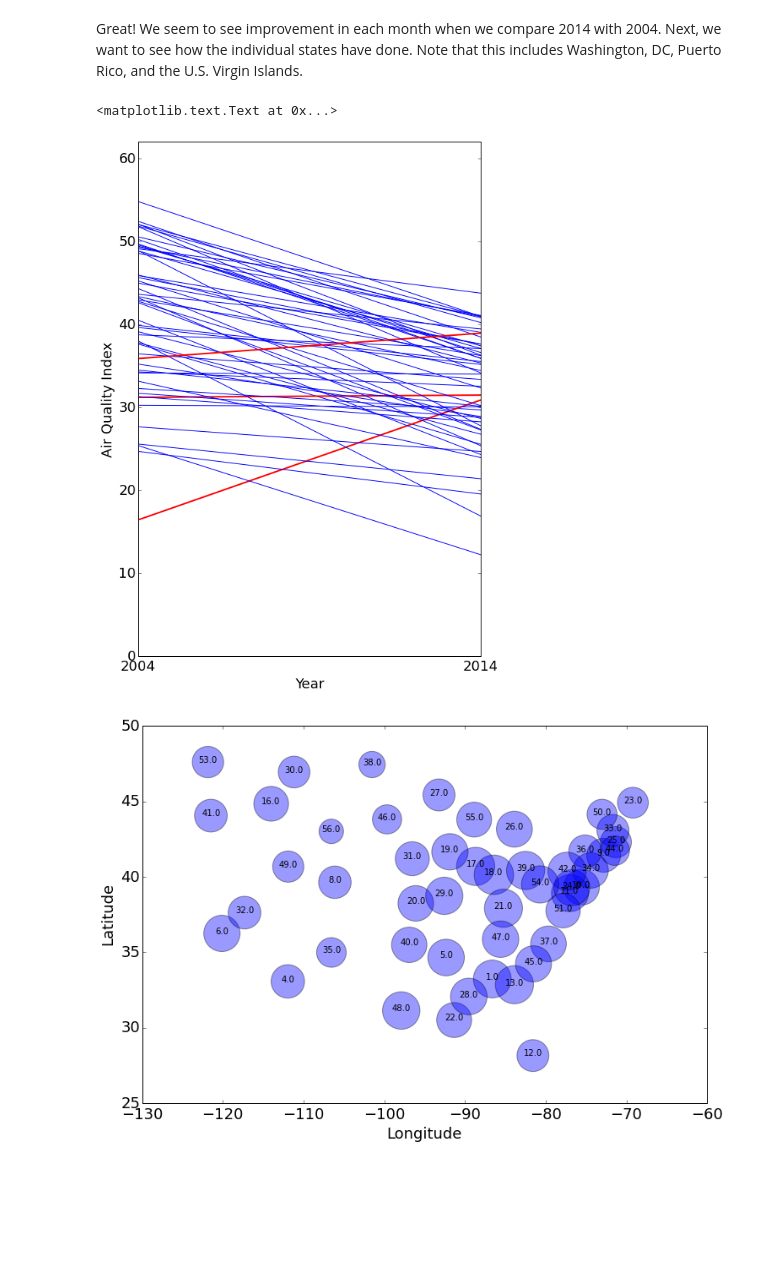
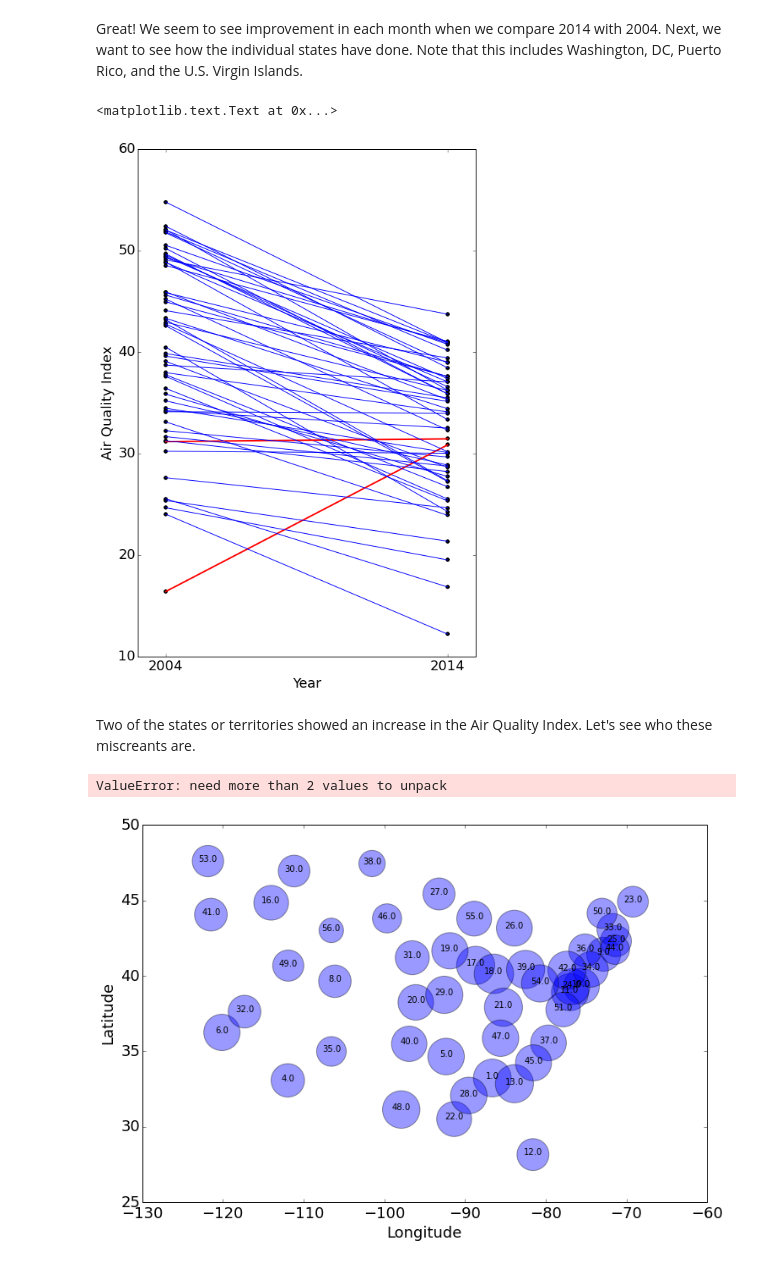
Before and after one commit to bradmager/AirPollutionStudy, a Jupyter notebook: AirPollutionStudy.ipynb, the cells around one changed output. Saved outputs shown, nothing was run; the diff lists cells and outputs as text; code cells hidden in the pictures; blank space fills up the shorter version.

Commit message:
Modified AQI graph

```diff
--- a/AirPollutionStudy.ipynb
+++ b/AirPollutionStudy.ipynb
@@ -11,7 +11,7 @@ import pandas as pd
 # For 2004, starting at row 150656, the State Code switches from an integer to 'CC',
 # indicating Canada, so we need to skip those. For both years, we'll parse the
 # dates, which are at column 11.
-skip = range(150656, 150771)
+skip = range(150656, 150772)
 data2004 = pd.read_csv('Data/daily_88101_2004.csv', skiprows=skip, parse_dates=[11])
 data2014 = pd.read_csv('Data/daily_88101_2014.csv', parse_dates=[11])
 # %%
@@ -116,29 +116,45 @@ AQI_2014 = np.array(grouped2014['AQI'])
 # %%
 max_y = max(max(grouped2014['AQI']), max(grouped2004['AQI']))
 min_y = min(min(grouped2014['AQI']), min(grouped2004['AQI']))
 
 # Create single data frame
 AQI = pd.DataFrame([pd.Series(AQI_2004), pd.Series(AQI_2014)], ['2004','2014'])
 AQI = AQI.T
 
 fig = plt.figure(3, figsize=(8, 12))
 ax = fig.add_subplot(1,1,1)
 plt.rc('font', weight='medium', size=18)
-ax.set_ylim([0, max_y])
+ax.set_ylim([10, 60])
+ax.set_xlim([2003, 2015])
 
 # Plot each line, where a thick red line indicates an increase in AQI
 for i, row in AQI.iterrows():
+    plt.scatter([2004, 2014], row, color='black')
     if row['2014'] > row['2004']:
         ax.plot(AQI.columns, row, color='red', linewidth=2)
     else:
         ax.plot(AQI.columns, row, color='blue', linewidth=1)
 
 plt.xticks([2004,2014], ['2004','2014'])
 ax.set_xlabel('Year')
 ax.set_ylabel('Air Quality Index')
 # %% [output]
 <matplotlib.text.Text at 0x...>
-[figure, old version]
+[figure, new version]
+# %% [markdown]
+Two of the states or territories showed an increase in the Air Quality Index. Let's see who these miscreants are.
+# %%
+# First get a boolean array showing True for each state with higher AQI
+higherAQI = grouped2014['AQI'] > grouped2004['AQI']
+
+
+# grouped = data2004.loc[:,['State Code', 'State Name']].groupby('State Name').mean()
+
+
+# grouped[higherAQI]
+# grouped[higherAQI]
+# %% [output]
+ValueError: need more than 2 values to unpack
 # %%
 # Let's remove the outlying areas: Alaska, Hawaii, V.I. and Puerto Rico.
 # Then group by the state name so we can make a bubble graph.
```
Also changed, not shown: parts of 1 cell of this notebook.
